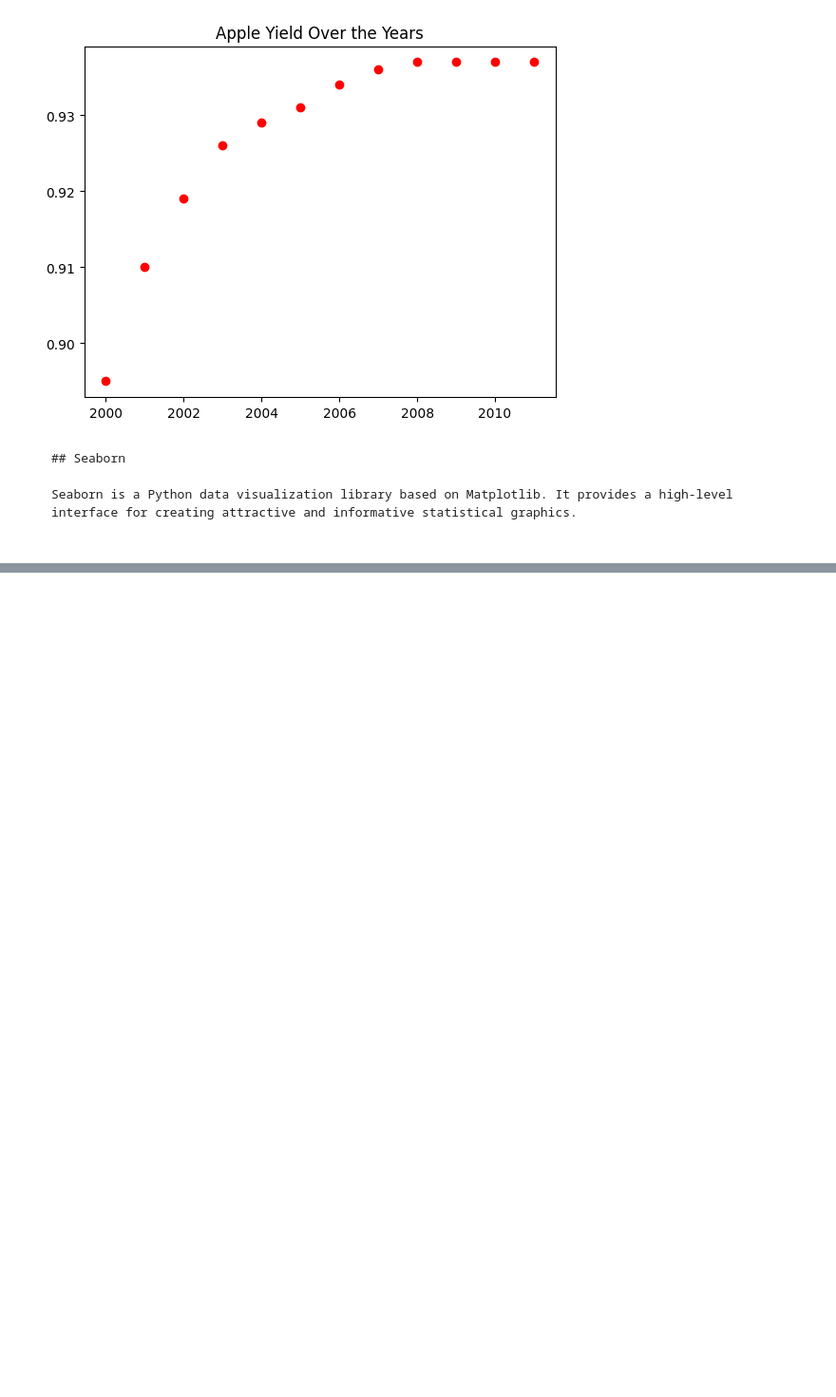
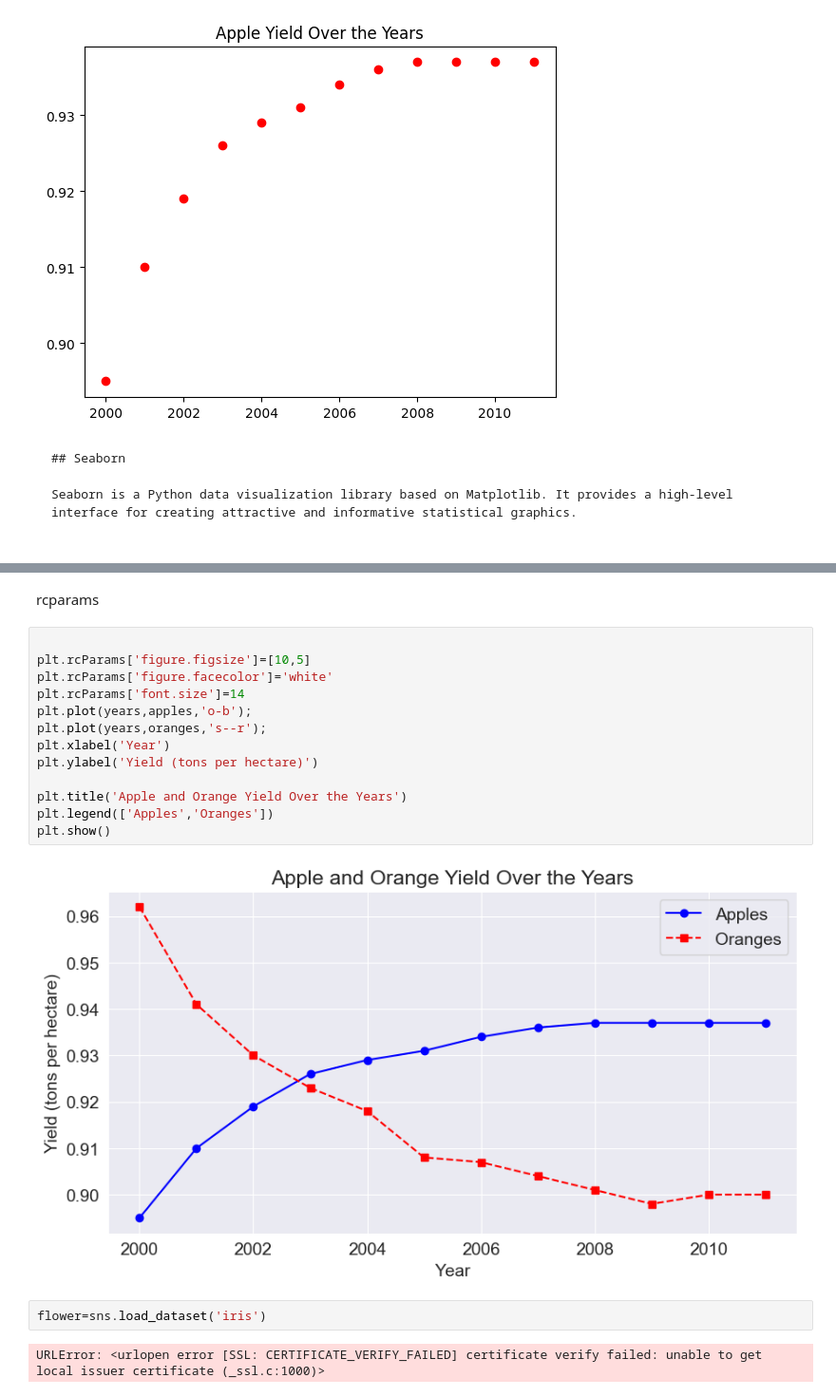
Before and after one commit to UsamaAliK/DATA-VISUALIZATION, a Jupyter notebook: Matplotlib.ipynb, the cells around one changed output, grey strips where cells are left out. Shown at 95% size. Drawn from its saved outputs; the diff is of its cells as text; blank space fills up the shorter version.

```diff
--- a/Matplotlib.ipynb
+++ b/Matplotlib.ipynb
@@ -230,0 +255,21 @@ Seaborn is a Python data visualization library based on Matplotlib. It provides
+# %% [markdown]
+rcparams
+# %%
+
+plt.rcParams['figure.figsize']=[10,5]
+plt.rcParams['figure.facecolor']='white'
+plt.rcParams['font.size']=14
+plt.plot(years,apples,'o-b');
+plt.plot(years,oranges,'s--r');
+plt.xlabel('Year')
+plt.ylabel('Yield (tons per hectare)')
+
+plt.title('Apple and Orange Yield Over the Years')
+plt.legend(['Apples','Oranges'])
+plt.show()
+# %% [output]
+[figure, added]
+# %%
+flower=sns.load_dataset('iris')
+# %% [output]
+URLError: <urlopen error [SSL: CERTIFICATE_VERIFY_FAILED] certificate verify failed: unable to get local issuer certificate (_ssl.c:1000)>
```
Also changed, not shown: parts of 2 cells of this notebook.
